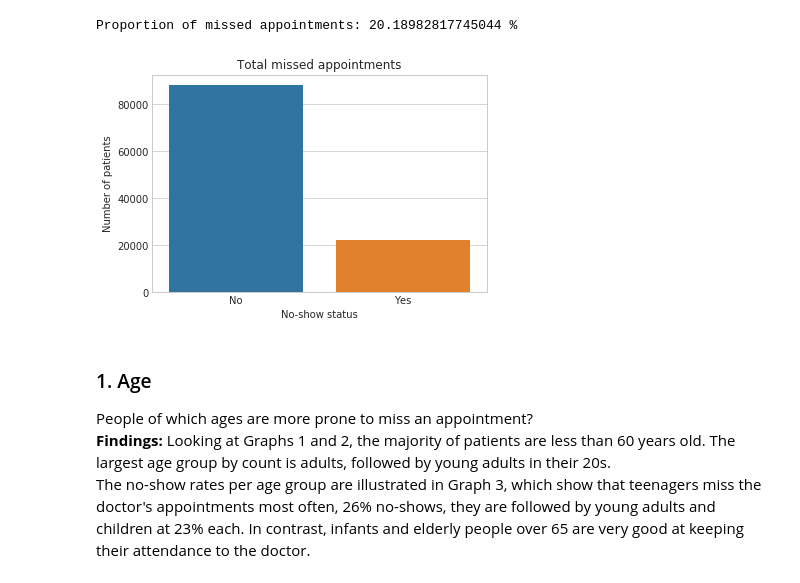
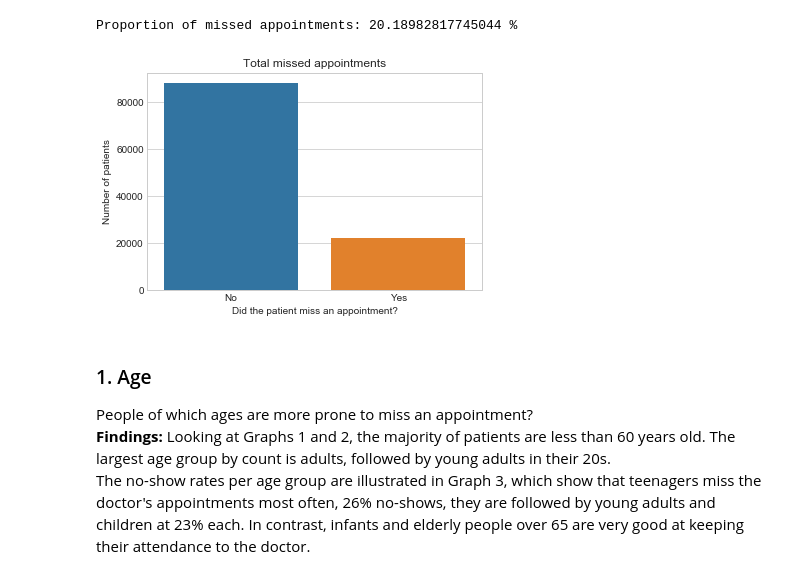
Before and after one commit to alinabolat/Medical_No-show_data_analysis, a Jupyter notebook: Investigate_a_Dataset.ipynb, the cells around one changed output. Drawn from its saved outputs; the diff is of its cells as text; code cells hidden in the pictures.

```diff
--- a/Investigate_a_Dataset.ipynb
+++ b/Investigate_a_Dataset.ipynb
@@ -226,9 +234,9 @@ Proportion of missed appointments: 20.18982817745044 %
 # %%
 # Visualising the above proportion
 g = sns.countplot(x='No_show', data = df)
-g.set(title="Total missed appointments", xlabel='No-show status', ylabel='Number of patients');
+g.set(title="Total missed appointments", xlabel='Did the patient miss an appointment?', ylabel='Number of patients');
 # %% [output]
-[figure, old version]
+[figure, new version]
 # %% [markdown]
 ### 1.  Age
 People of which ages are more prone to miss an appointment?
```
Also changed, not shown: parts of 12 cells of this notebook.
